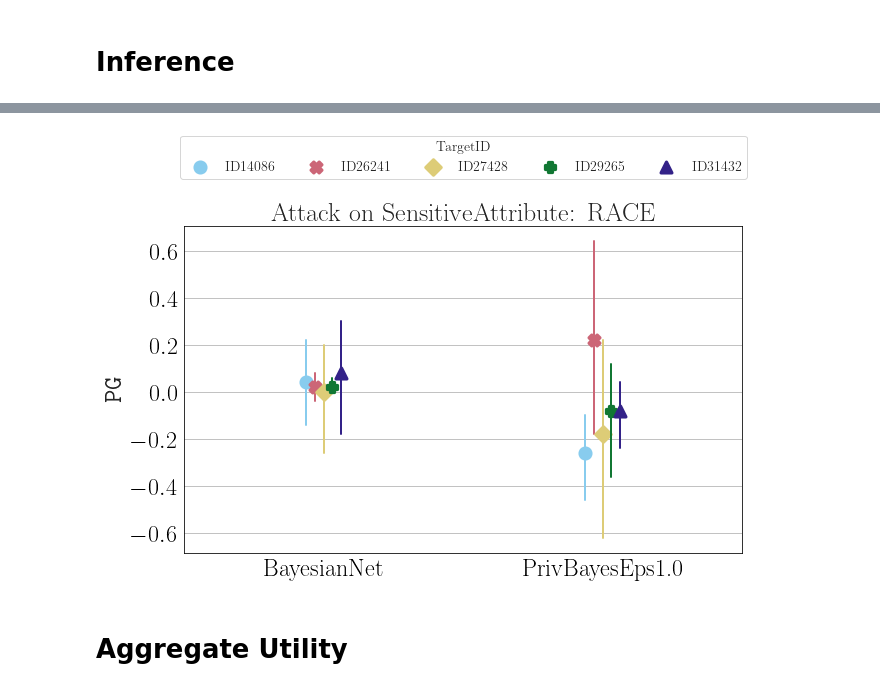
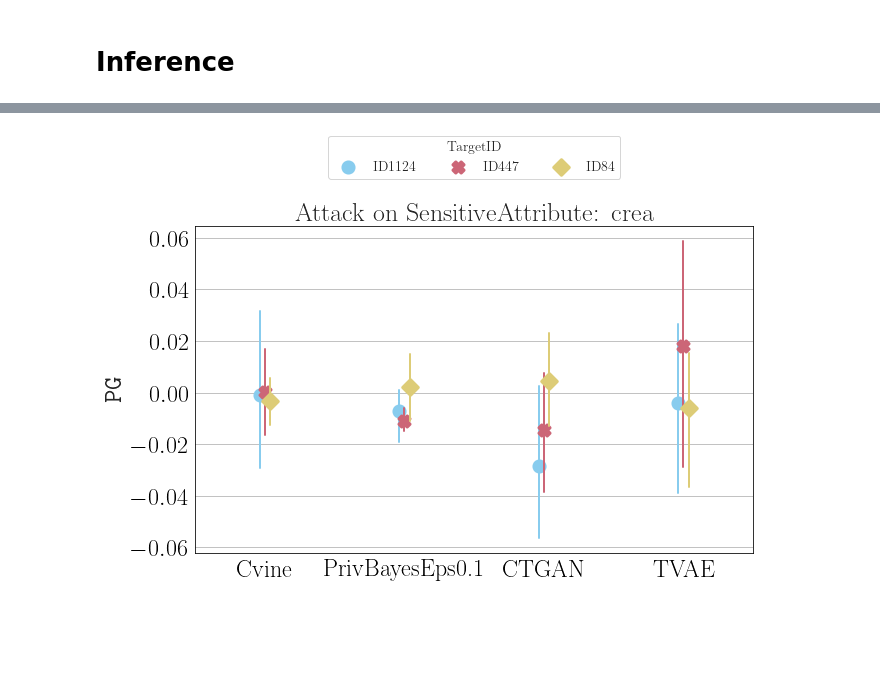
Before and after one commit to beritoksnes/synthetic_data_release, a Jupyter notebook: notebooks/Analyse Results.ipynb, the cells around one changed output, grey strips where cells are left out. Drawn from its saved outputs; the diff is of its cells as text; code cells hidden in the pictures; blank space fills up the shorter version.

Commit message:
Test visualization with implemented generative models

```diff
--- a/notebooks/Analyse Results.ipynb
+++ b/notebooks/Analyse Results.ipynb
@@ -23,8 +27,8 @@ fig = plt_per_target_pg(linkage_gain, models, resFilter=('FeatureSet', 'Correlat
 # %% [markdown]
 # Inference
 # %%
-dirname = '../tests/inference/'
-dpath = '../data/texas'
+dirname = '../tests_support2_small/inference/'
+dpath = '../data/support2/real_support2_small'
 inference_gain = load_results_inference(dirname, dpath)
 # %%
 inference_gain
@@ -44,8 +48,6 @@ inference_gain
 150 rows × 12 columns
 # %%
-models = ['BayesianNet', 'PrivBayesEps1.0']
-fig = plt_per_target_pg(inference_gain, models, resFilter=('SensitiveAttribute', 'RACE'))
+models = ['Cvine', 'PrivBayesEps0.1', 'CTGAN', 'TVAE']
+fig = plt_per_target_pg(inference_gain, models, resFilter=('SensitiveAttribute', 'crea'))
 # %% [output]
-[figure, old version]
+[figure, new version]
-# %% [markdown]
-# Aggregate Utility
```
Also changed, not shown: parts of 6 cells of this notebook, 2 other files.
